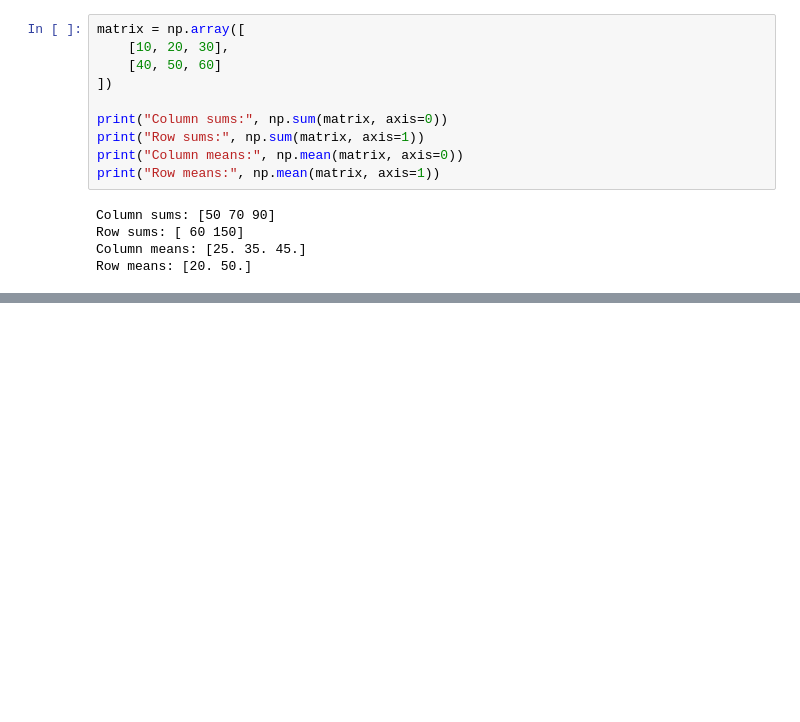
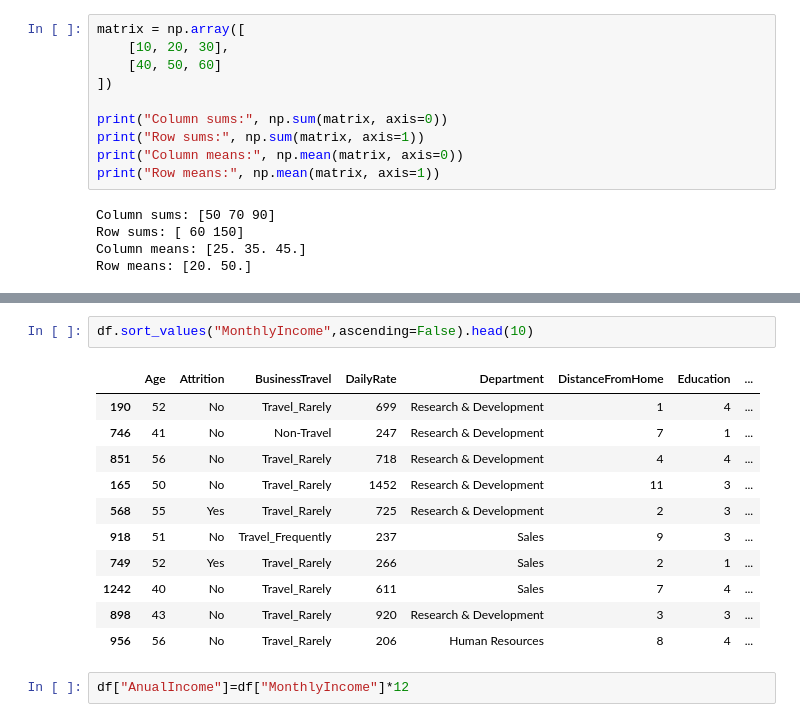
Before and after one commit to Prad3025/employee-attrition-ml, a Jupyter notebook: notebooks/01_business_and_data_understanding.ipynb, the cells around one changed output, grey strips where cells are left out. Saved outputs shown, nothing was run; the diff lists cells and outputs as text; blank space fills up the shorter version.

```diff
--- a/notebooks/01_business_and_data_understanding.ipynb
+++ b/notebooks/01_business_and_data_understanding.ipynb
@@ -318,0 +504,16 @@ Row means: [20. 50.]
+# %%
+df.sort_values("MonthlyIncome",ascending=False).head(10)
+# %% [output]
+|  | Age | Attrition | BusinessTravel | DailyRate | Department | DistanceFromHome | Education | ... |
+| 190 | 52 | No | Travel_Rarely | 699 | Research & Development | 1 | 4 | ... |
+| 746 | 41 | No | Non-Travel | 247 | Research & Development | 7 | 1 | ... |
+| 851 | 56 | No | Travel_Rarely | 718 | Research & Development | 4 | 4 | ... |
+| 165 | 50 | No | Travel_Rarely | 1452 | Research & Development | 11 | 3 | ... |
+| 568 | 55 | Yes | Travel_Rarely | 725 | Research & Development | 2 | 3 | ... |
+| 918 | 51 | No | Travel_Frequently | 237 | Sales | 9 | 3 | ... |
+| 749 | 52 | Yes | Travel_Rarely | 266 | Sales | 2 | 1 | ... |
+| 1242 | 40 | No | Travel_Rarely | 611 | Sales | 7 | 4 | ... |
+| 898 | 43 | No | Travel_Rarely | 920 | Research & Development | 3 | 3 | ... |
+| 956 | 56 | No | Travel_Rarely | 206 | Human Resources | 8 | 4 | ... |
+# %%
+df["AnualIncome"]=df["MonthlyIncome"]*12
```
Also changed, not shown: parts of 13 cells of this notebook.
